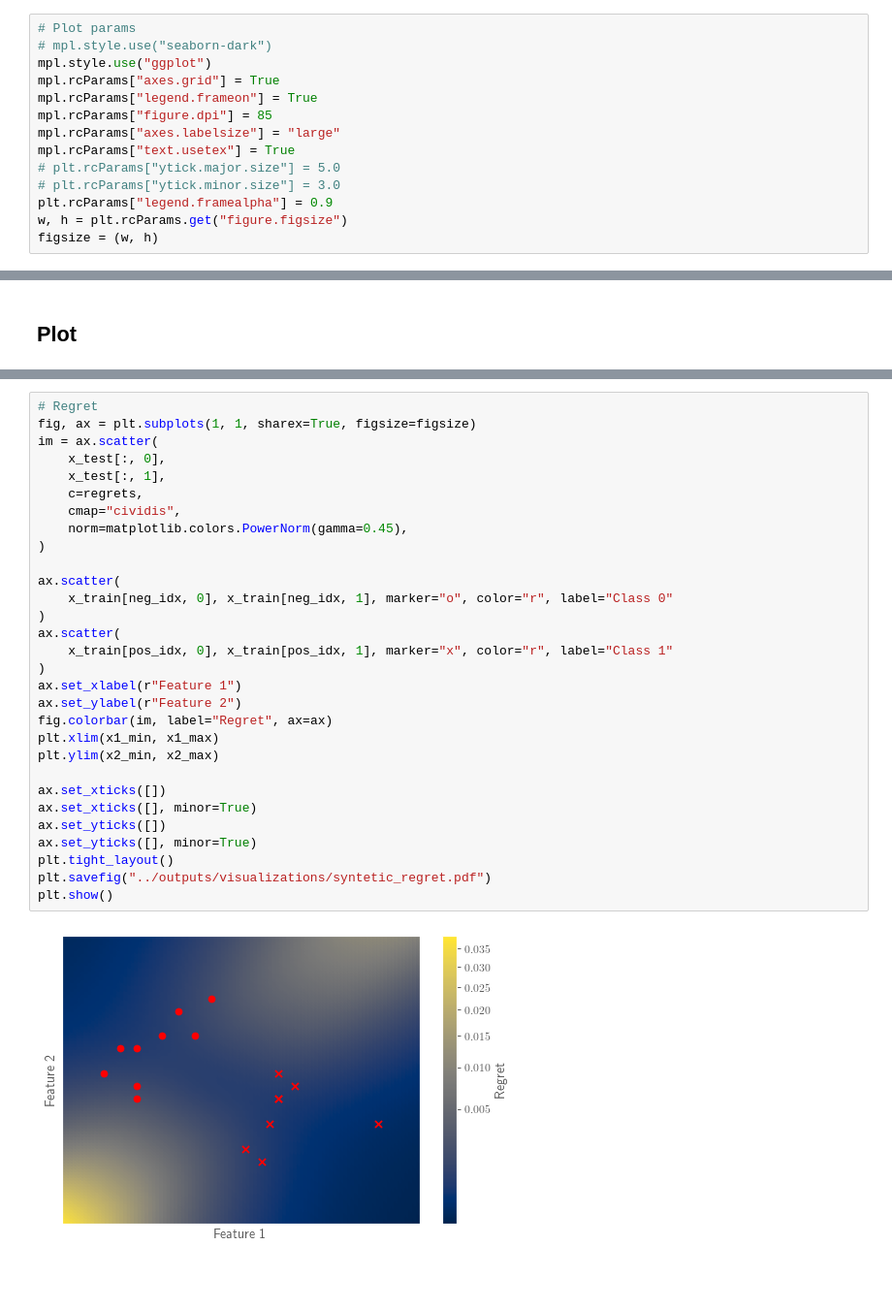
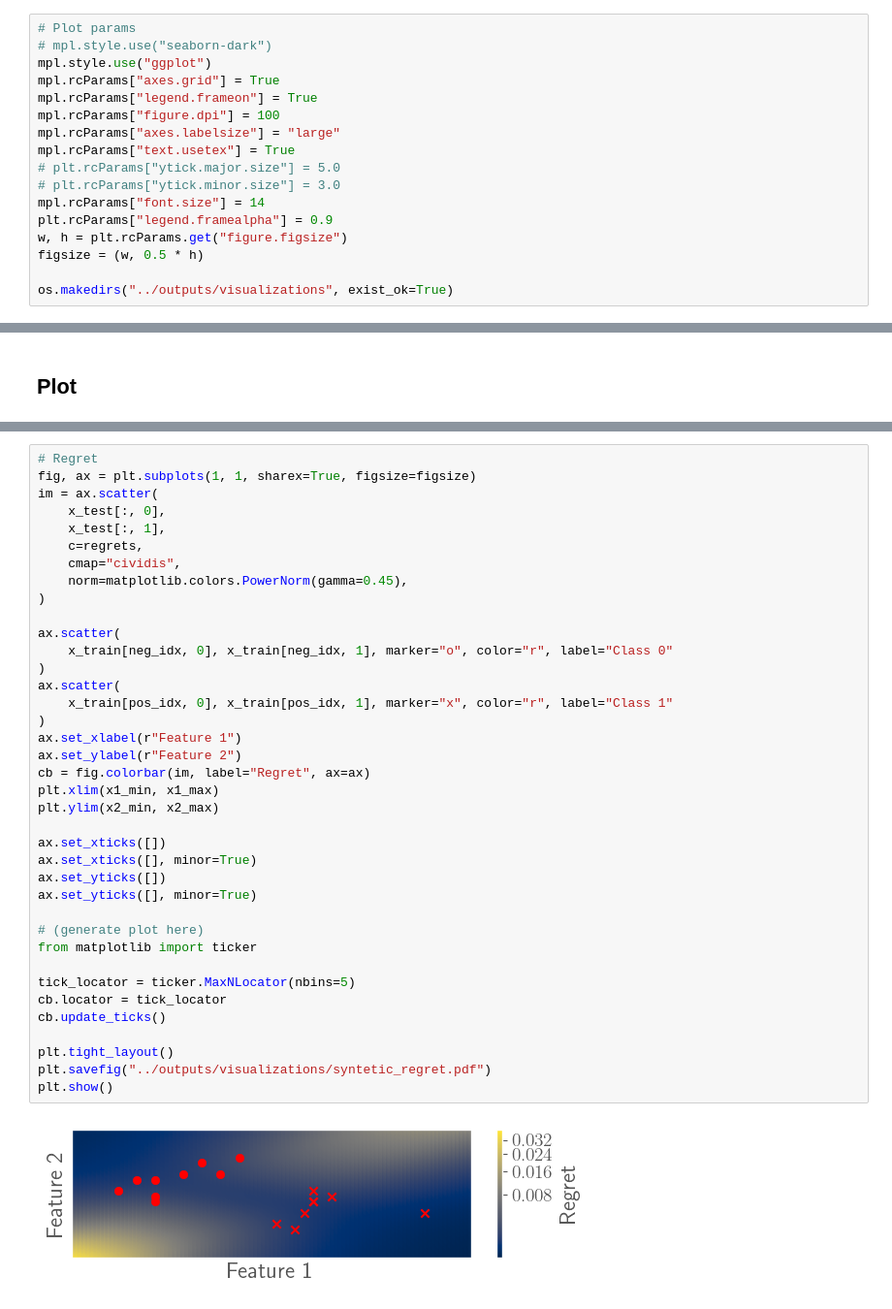
Before and after one commit to kobybibas/pnml_ood_detection, a Jupyter notebook: notebooks/one_layer_nn.ipynb, the cells around one changed output, grey strips where cells are left out. Shown: that part at 97% size. Saved outputs shown, nothing was run; the diff lists cells and outputs as text; blank space fills up the shorter version.

```diff
--- a/notebooks/one_layer_nn.ipynb
+++ b/notebooks/one_layer_nn.ipynb
@@ -17,14 +18,17 @@ from tqdm import tqdm as tqdm
 mpl.style.use("ggplot")
 mpl.rcParams["axes.grid"] = True
 mpl.rcParams["legend.frameon"] = True
-mpl.rcParams["figure.dpi"] = 85
+mpl.rcParams["figure.dpi"] = 100
 mpl.rcParams["axes.labelsize"] = "large"
 mpl.rcParams["text.usetex"] = True
 # plt.rcParams["ytick.major.size"] = 5.0
 # plt.rcParams["ytick.minor.size"] = 3.0
+mpl.rcParams["font.size"] = 14
 plt.rcParams["legend.framealpha"] = 0.9
 w, h = plt.rcParams.get("figure.figsize")
-figsize = (w, h)
+figsize = (w, 0.5 * h)
+
+os.makedirs("../outputs/visualizations", exist_ok=True)
 # %%
 # Numeric pNML
 def add_to_test(x_train, y_train, x, y):
@@ -186,35 +190,43 @@ print(x2_min, x2_max)
 # %%
 # Regret
 fig, ax = plt.subplots(1, 1, sharex=True, figsize=figsize)
 im = ax.scatter(
     x_test[:, 0],
     x_test[:, 1],
     c=regrets,
     cmap="cividis",
     norm=matplotlib.colors.PowerNorm(gamma=0.45),
 )
 
 ax.scatter(
     x_train[neg_idx, 0], x_train[neg_idx, 1], marker="o", color="r", label="Class 0"
 )
 ax.scatter(
     x_train[pos_idx, 0], x_train[pos_idx, 1], marker="x", color="r", label="Class 1"
 )
 ax.set_xlabel(r"Feature 1")
 ax.set_ylabel(r"Feature 2")
-fig.colorbar(im, label="Regret", ax=ax)
+cb = fig.colorbar(im, label="Regret", ax=ax)
 plt.xlim(x1_min, x1_max)
 plt.ylim(x2_min, x2_max)
 
 ax.set_xticks([])
 ax.set_xticks([], minor=True)
 ax.set_yticks([])
 ax.set_yticks([], minor=True)
+
+# (generate plot here)
+from matplotlib import ticker
+
+tick_locator = ticker.MaxNLocator(nbins=5)
+cb.locator = tick_locator
+cb.update_ticks()
+
 plt.tight_layout()
 plt.savefig("../outputs/visualizations/syntetic_regret.pdf")
 plt.show()
 # %% [output]
-[figure, old version]
+[figure, new version]
 # %%
 # Regret
 fig, ax = plt.subplots(1, 1, sharex=True, figsize=figsize)
```
Also changed, not shown: parts of 4 cells of this notebook, 7 other files.
